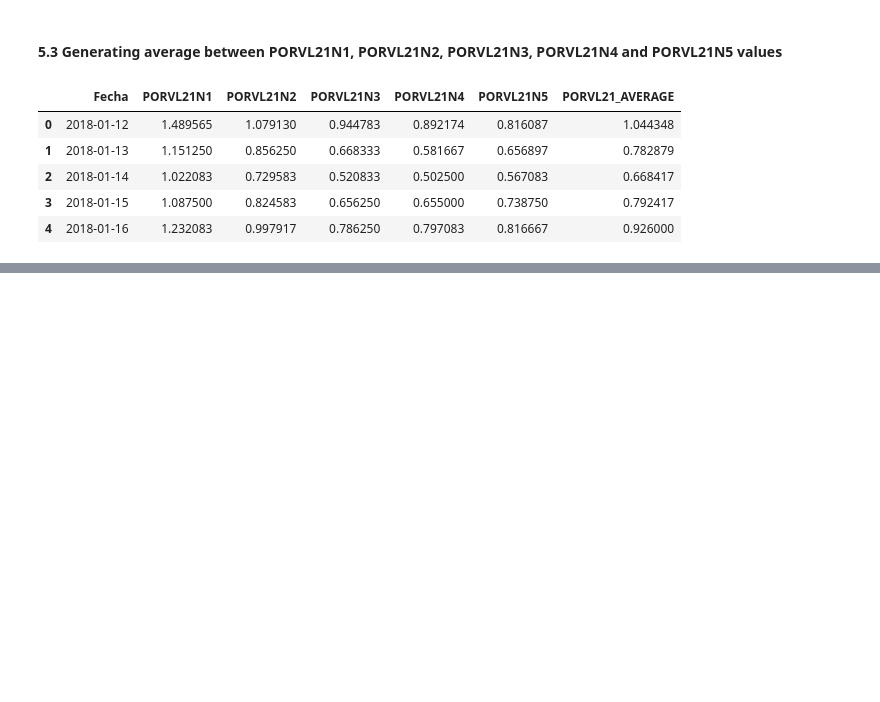
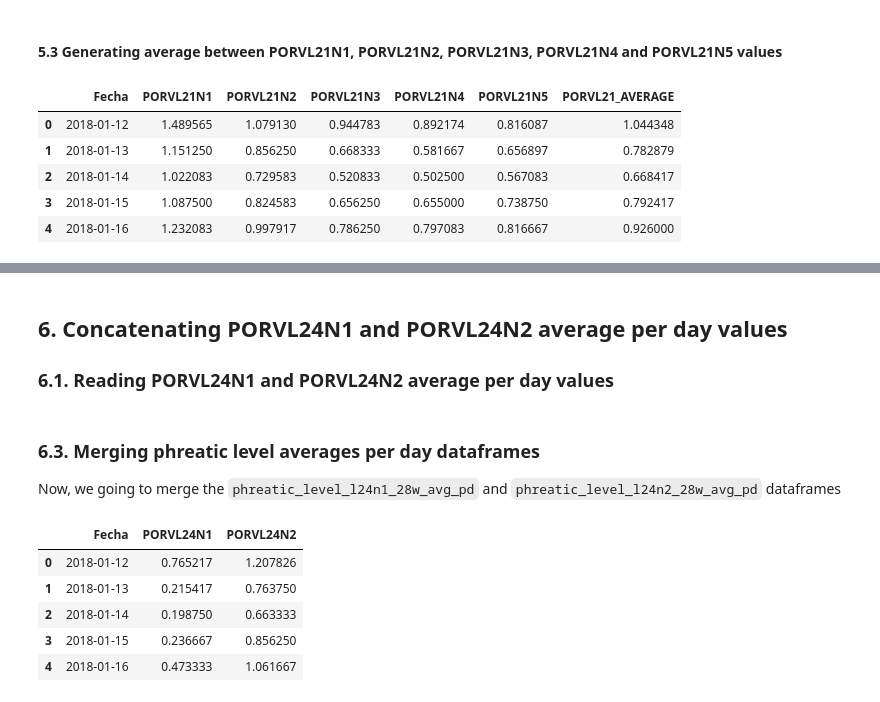
Before and after one commit to bgarcial/sioma_project, a Jupyter notebook: notebooks/averaging_data/PhreaticLevel/28-weeks_January-12_August-03_2018/03-bgarcial-phreatic_level_generating_average_between-nodes_values.ipynb, the cells around one changed output, grey strips where cells are left out. Cells and saved outputs as stored; diff of their text form; code cells hidden in the pictures; blank space fills up the shorter version.

```diff
--- a/notebooks/averaging_data/PhreaticLevel/28-weeks_January-12_August-03_2018/03-bgarcial-phreatic_level_generating_average_between-nodes_values.ipynb
+++ b/notebooks/averaging_data/PhreaticLevel/28-weeks_January-12_August-03_2018/03-bgarcial-phreatic_level_generating_average_between-nodes_values.ipynb
@@ -703,0 +711,4 @@ phreatic_level_l21_28w_avg_pd.to_csv( '../../../../data/interim/PhreaticLevel/'
+# %% [markdown]
+## 6. Concatenating PORVL24N1 and PORVL24N2 average per day values
+
+### 6.1. Reading PORVL24N1 and PORVL24N2 average per day values
@@ -703,0 +723,4 @@ phreatic_level_l21_28w_avg_pd.to_csv( '../../../../data/interim/PhreaticLevel/'
+# %% [markdown]
+### 6.3. Merging phreatic level averages per day dataframes
+
+Now, we going to merge the `phreatic_level_l24n1_28w_avg_pd` and `phreatic_level_l24n2_28w_avg_pd` dataframes
@@ -703,0 +729,9 @@ phreatic_level_l21_28w_avg_pd.to_csv( '../../../../data/interim/PhreaticLevel/'
+# %%
+phreatic_level_l24_28w_avg_pd.head()
+# %% [output]
+|  | Fecha | PORVL24N1 | PORVL24N2 |
+| 0 | 2018-01-12 | 0.765217 | 1.207826 |
+| 1 | 2018-01-13 | 0.215417 | 0.763750 |
+| 2 | 2018-01-14 | 0.198750 | 0.663333 |
+| 3 | 2018-01-15 | 0.236667 | 0.856250 |
+| 4 | 2018-01-16 | 0.473333 | 1.061667 |
```
Also changed, not shown: parts of 9 cells of this notebook, 2 other files.
